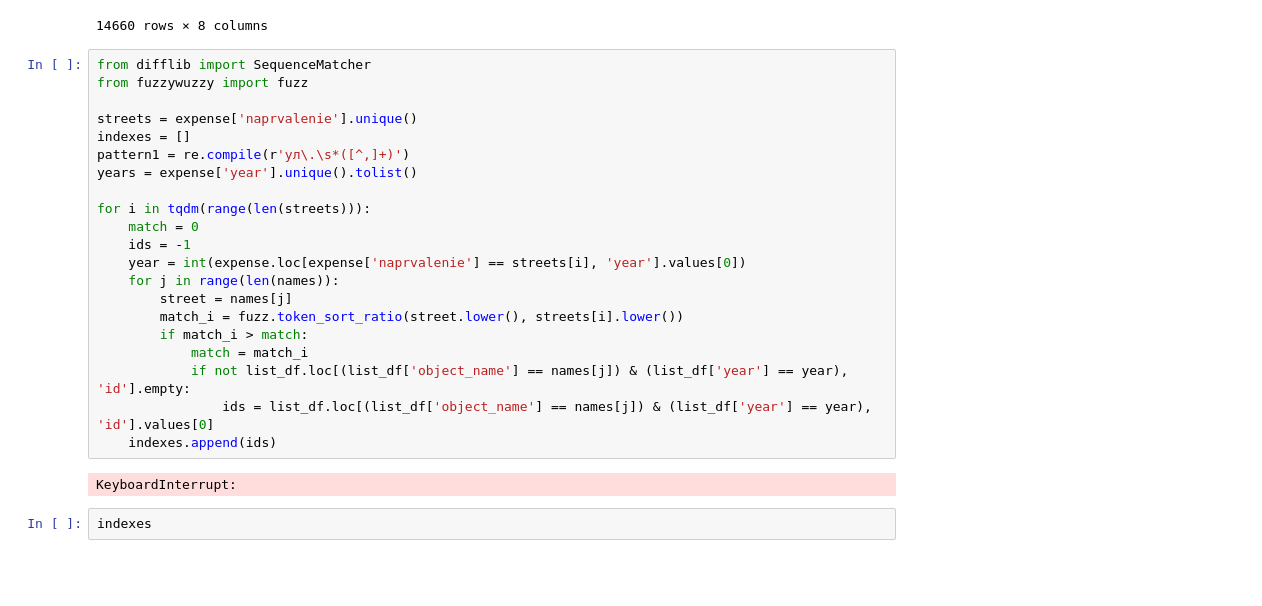
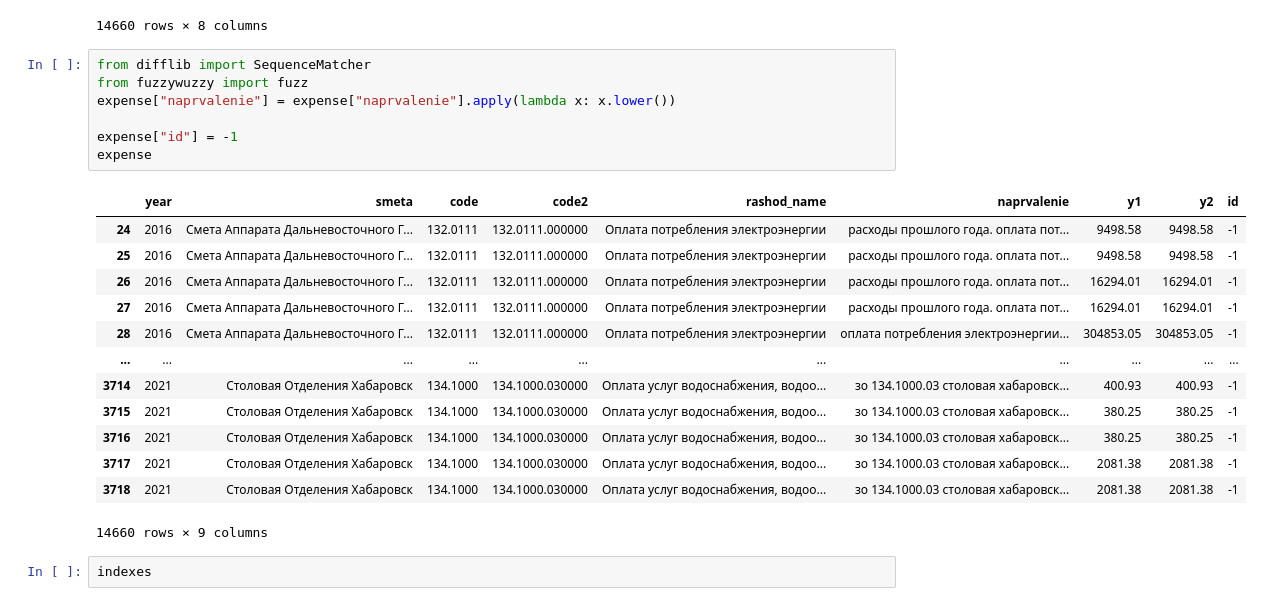
Before and after one commit to zayycev22/inflation, a Jupyter notebook: parse.ipynb, the cells around one changed output. Cells and saved outputs as stored; diff of their text form; blank space fills up the shorter version.

```diff
--- a/parse.ipynb
+++ b/parse.ipynb
@@ -532,26 +548,24 @@ expense
 # %%
 from difflib import SequenceMatcher
 from fuzzywuzzy import fuzz
+expense["naprvalenie"] = expense["naprvalenie"].apply(lambda x: x.lower())
 
-streets = expense['naprvalenie'].unique()
-indexes = []
-pattern1 = re.compile(r'ул\.\s*([^,]+)')
-years = expense['year'].unique().tolist()
-
-for i in tqdm(range(len(streets))):
-    match = 0
-    ids = -1
-    year = int(expense.loc[expense['naprvalenie'] == streets[i], 'year'].values[0])
-    for j in range(len(names)):
-        street = names[j]
-        match_i = fuzz.token_sort_ratio(street.lower(), streets[i].lower())
-        if match_i > match:
-            match = match_i
-            if not list_df.loc[(list_df['object_name'] == names[j]) & (list_df['year'] == year), 'id'].empty:
-                ids = list_df.loc[(list_df['object_name'] == names[j]) & (list_df['year'] == year), 'id'].values[0]
-    indexes.append(ids)
+expense["id"] = -1
+expense
 # %% [output]
+|  | year | smeta | code | code2 | rashod_name | naprvalenie | y1 | y2 | id |
+| 24 | 2016 | Смета Аппарата Дальневосточного Г... | 132.0111 | 132.0111.000000 | Оплата потребления электроэнергии | расходы прошлого года. оплата пот... | 9498.58 | 9498.58 | -1 |
+| 25 | 2016 | Смета Аппарата Дальневосточного Г... | 132.0111 | 132.0111.000000 | Оплата потребления электроэнергии | расходы прошлого года. оплата пот... | 9498.58 | 9498.58 | -1 |
+| 26 | 2016 | Смета Аппарата Дальневосточного Г... | 132.0111 | 132.0111.000000 | Оплата потребления электроэнергии | расходы прошлого года. оплата пот... | 16294.01 | 16294.01 | -1 |
+| 27 | 2016 | Смета Аппарата Дальневосточного Г... | 132.0111 | 132.0111.000000 | Оплата потребления электроэнергии | расходы прошлого года. оплата пот... | 16294.01 | 16294.01 | -1 |
+| 28 | 2016 | Смета Аппарата Дальневосточного Г... | 132.0111 | 132.0111.000000 | Оплата потребления электроэнергии | оплата потребления электроэнергии... | 304853.05 | 304853.05 | -1 |
+| ... | ... | ... | ... | ... | ... | ... | ... | ... | ... |
+| 3714 | 2021 | Столовая Отделения Хабаровск | 134.1000 | 134.1000.030000 | Оплата услуг водоснабжения, водоо... | зо 134.1000.03 столовая хабаровск... | 400.93 | 400.93 | -1 |
+| 3715 | 2021 | Столовая Отделения Хабаровск | 134.1000 | 134.1000.030000 | Оплата услуг водоснабжения, водоо... | зо 134.1000.03 столовая хабаровск... | 380.25 | 380.25 | -1 |
+| 3716 | 2021 | Столовая Отделения Хабаровск | 134.1000 | 134.1000.030000 | Оплата услуг водоснабжения, водоо... | зо 134.1000.03 столовая хабаровск... | 380.25 | 380.25 | -1 |
+| 3717 | 2021 | Столовая Отделения Хабаровск | 134.1000 | 134.1000.030000 | Оплата услуг водоснабжения, водоо... | зо 134.1000.03 столовая хабаровск... | 2081.38 | 2081.38 | -1 |
+| 3718 | 2021 | Столовая Отделения Хабаровск | 134.1000 | 134.1000.030000 | Оплата услуг водоснабжения, водоо... | зо 134.1000.03 столовая хабаровск... | 2081.38 | 2081.38 | -1 |
-KeyboardInterrupt:
+14660 rows × 9 columns
 # %%
 indexes
 # %% [output]
```
Also changed, not shown: parts of 8 cells of this notebook, 2 other files.
